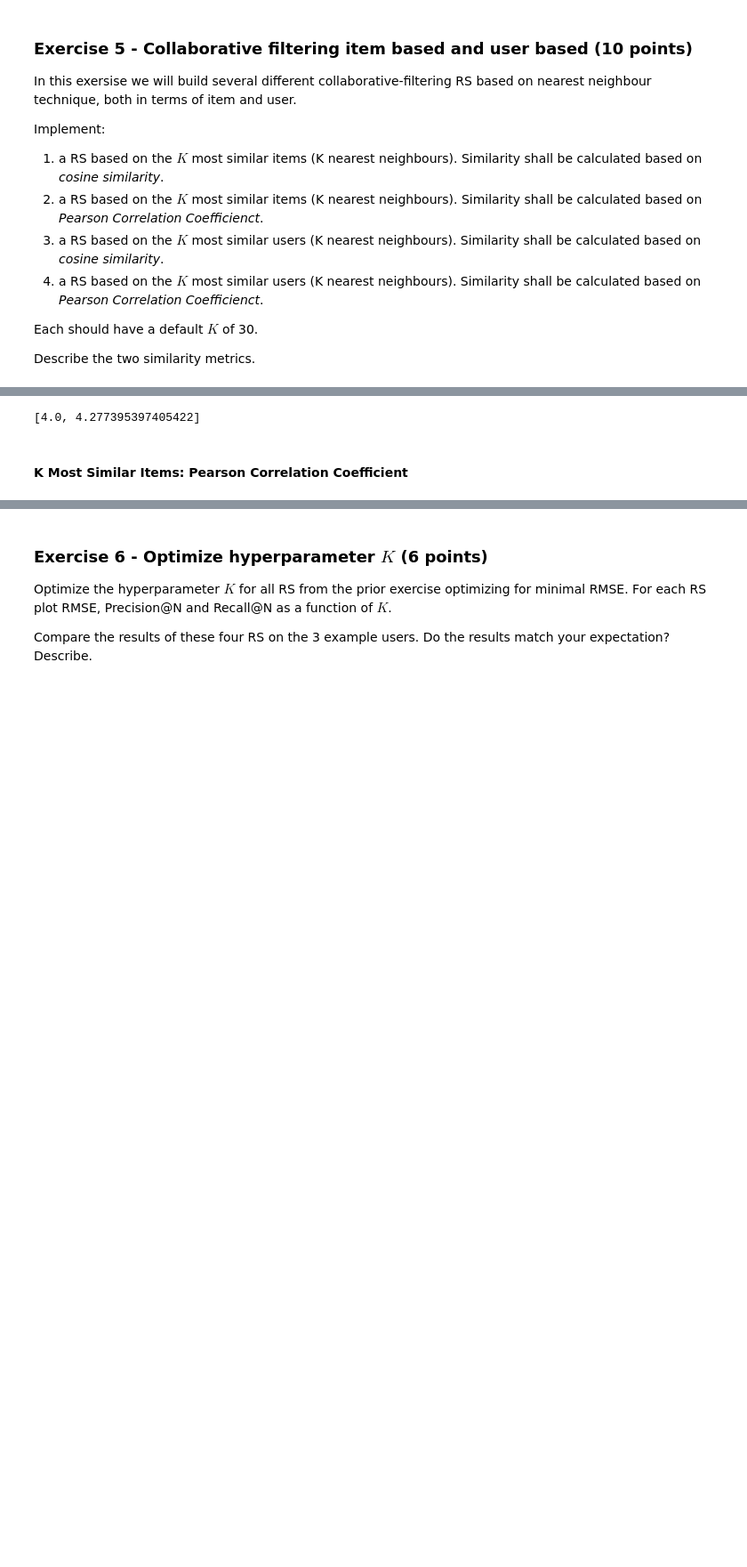
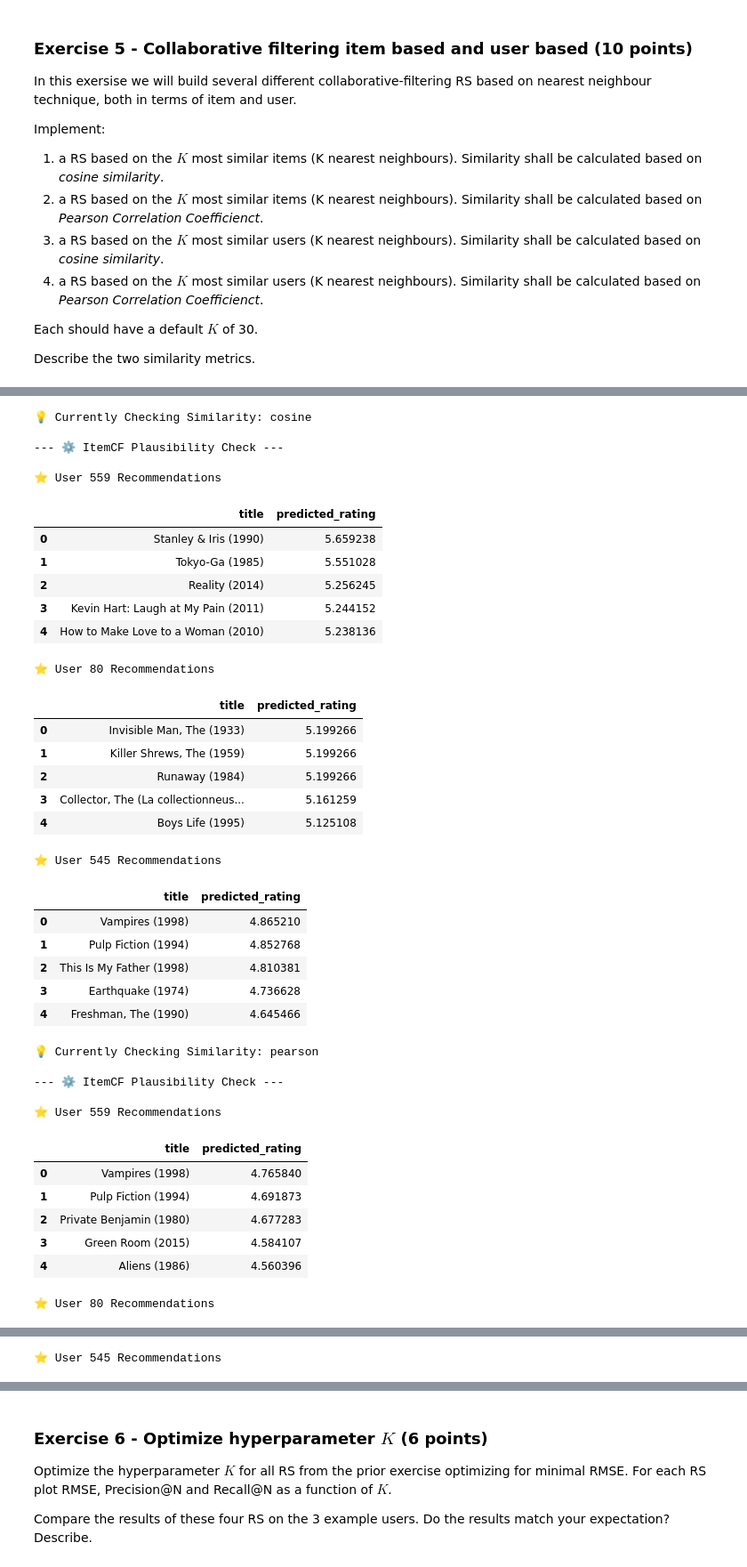
Before and after one commit to okaynils/fhnw-ds-rsy, a Jupyter notebook: MiniChallenge/RSY_ MiniChallenge_FS24.ipynb, the cells around one changed output, grey strips where cells are left out. Shown at 89% size. Drawn from its saved outputs; the diff is of its cells as text; code cells hidden in the pictures; blank space fills up the shorter version.

```diff
--- a/MiniChallenge/RSY_ MiniChallenge_FS24.ipynb
+++ b/MiniChallenge/RSY_ MiniChallenge_FS24.ipynb
@@ -1001,9 +1012,10 @@ The `RecommenderSystemBase` holds the following functions:
 # %%
 class RecommenderSystemBase:
-    def __init__(self, K=30):
+    def __init__(self, K=30, similarity='cosine'):
         self.K = K
         self.similarities = None
         self.ratings_matrix = None
+        self.similarity = similarity
 
     def _cosine_similarity(self, matrix):
         norm = np.linalg.norm(matrix, axis=1, keepdims=True)
@@ -1030,14 +1054,18 @@ $$p_{u,i}=\frac{\sum_{j\in S} s(i,j)(r_{u,j}-b_{u,j})}{\sum_{j\in S} |s(i,j)|}+b
 # %%
-class ItemBasedCF_Cosine(RecommenderSystemBase):
-    def __init__(self, K=30, baseline_recommender=None):
+class ItemCF(RecommenderSystemBase):
+    def __init__(self, K=30, baseline_recommender=None, similarity='cosine'):
         super().__init__(K)
         self.baseline_recommender = baseline_recommender or BaselineRecommender()
+        self.similarity = similarity
 
     def fit(self, ratings_matrix):
         self.ratings_matrix = ratings_matrix
         self.baseline_recommender.fit(ratings_matrix)
         filled_matrix = np.nan_to_num(ratings_matrix, nan=0)
-        self.similarities = self._cosine_similarity(filled_matrix.T)
+        if self.similarity == 'cosine':
+            self.similarities = self._cosine_similarity(filled_matrix.T)
+        else:
+            self.similarities = self._pearson_correlation(filled_matrix.T)
 
     def predict(self, user_id, item_id):
         if not np.isnan(self.ratings_matrix[user_id, item_id]):
@@ -1066,15 +1094,57 @@ class ItemBasedCF_Cosine(RecommenderSystemBase):
             prediction = self.predict(user_id, item_id)
             predictions.append(prediction)
         return predictions
+
+    def recommend(self, user_id):
+        recommendations = []
+        for item_id in range(self.ratings_matrix.shape[1]):
+            if np.isnan(self.ratings_matrix[user_id, item_id]):
+                predicted_rating = self.predict(user_id, item_id)
+                recommendations.append((item_id, predicted_rating))
+        recommendations.sort(key=lambda x: x[1], reverse=True)
+        return recommendations[:self.K]
-# %%
-item_cf = ItemBasedCF_Cosine(K=30)
-item_cf.fit(user_item_matrix.values)
-
-user_id = 0
-item_id = 0
-
-item_cf.predict_multiple([0,1], [0,1])
-# %% [output]
-[4.0, 4.277395397405422]
-# %% [markdown]
-#### K Most Similar Items: Pearson Correlation Coefficient
+# %%
+for sim in ['cosine', 'pearson']:
+    print(f'💡 Currently Checking Similarity: {sim}\n')
+    item_cf = ItemCF(K=30, similarity=sim)
+    item_cf.fit(user_item_matrix.values)
+
+    plausibility_check(item_cf, n_recs=5, n_users=3)
+# %% [output]
+💡 Currently Checking Similarity: cosine
+
+--- ⚙️ ItemCF Plausibility Check ---
+
+⭐ User 559 Recommendations
+|  | title | predicted_rating |
+| 0 | Stanley & Iris (1990) | 5.659238 |
+| 1 | Tokyo-Ga (1985) | 5.551028 |
+| 2 | Reality (2014) | 5.256245 |
+| 3 | Kevin Hart: Laugh at My Pain (2011) | 5.244152 |
+| 4 | How to Make Love to a Woman (2010) | 5.238136 |
+⭐ User 80 Recommendations
+|  | title | predicted_rating |
+| 0 | Invisible Man, The (1933) | 5.199266 |
+| 1 | Killer Shrews, The (1959) | 5.199266 |
+| 2 | Runaway (1984) | 5.199266 |
+| 3 | Collector, The (La collectionneus... | 5.161259 |
+| 4 | Boys Life (1995) | 5.125108 |
+⭐ User 545 Recommendations
+|  | title | predicted_rating |
+| 0 | Vampires (1998) | 4.865210 |
+| 1 | Pulp Fiction (1994) | 4.852768 |
+| 2 | This Is My Father (1998) | 4.810381 |
+| 3 | Earthquake (1974) | 4.736628 |
+| 4 | Freshman, The (1990) | 4.645466 |
+💡 Currently Checking Similarity: pearson
+
+--- ⚙️ ItemCF Plausibility Check ---
+
+⭐ User 559 Recommendations
+|  | title | predicted_rating |
+| 0 | Vampires (1998) | 4.765840 |
+| 1 | Pulp Fiction (1994) | 4.691873 |
+| 2 | Private Benjamin (1980) | 4.677283 |
+| 3 | Green Room (2015) | 4.584107 |
+| 4 | Aliens (1986) | 4.560396 |
+⭐ User 80 Recommendations
@@ -1080,0 +1157 @@ item_cf.predict_multiple([0,1], [0,1])
+⭐ User 545 Recommendations
```
Also changed, not shown: parts of 32 cells of this notebook.
